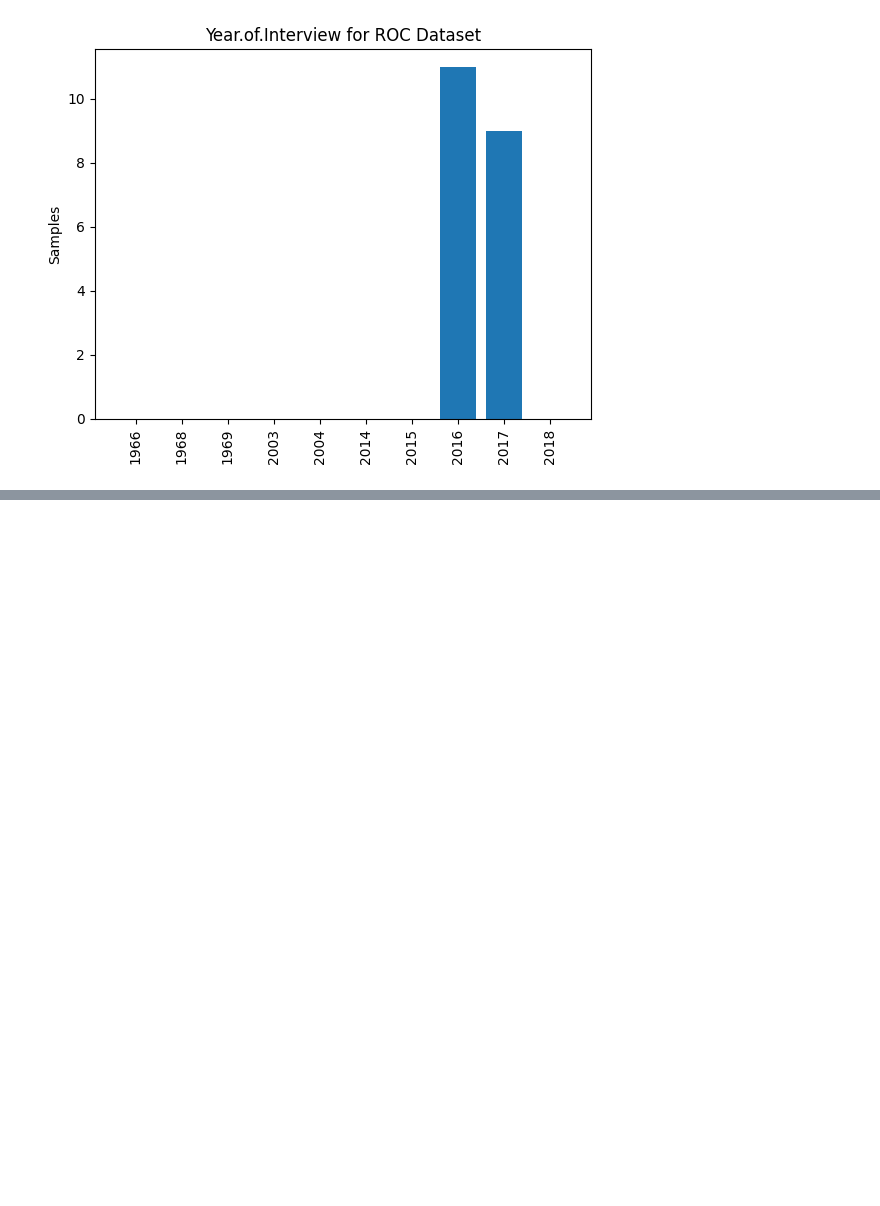
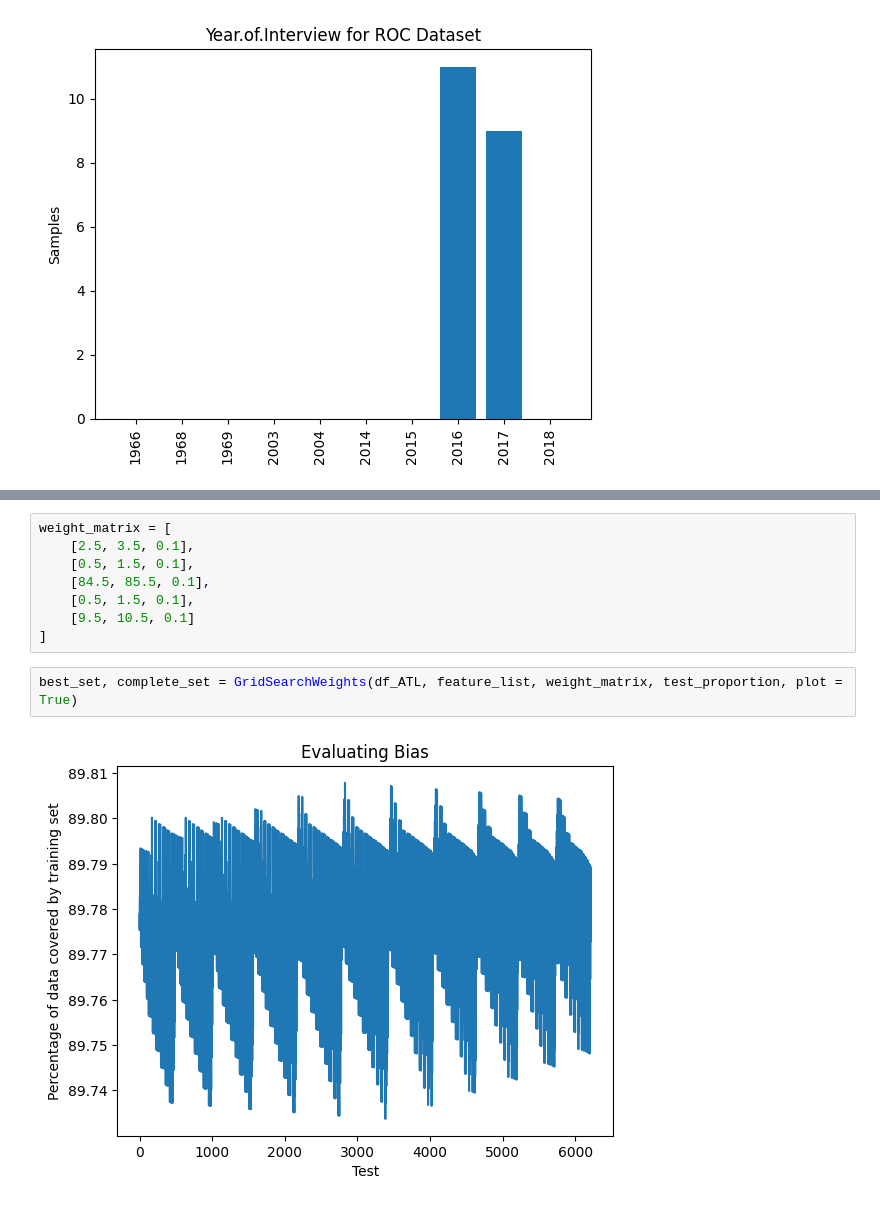
Before and after one commit to NACME-AIML-2024/final-project-dialect-dynamics, a Jupyter notebook: notebooks/aaveDemographic-eda.ipynb, the cells around one changed output, grey strips where cells are left out. Drawn from its saved outputs; the diff is of its cells as text; blank space fills up the shorter version.

```diff
--- a/notebooks/aaveDemographic-eda.ipynb
+++ b/notebooks/aaveDemographic-eda.ipynb
@@ -383,0 +450,12 @@ for idx in range(len(dataframes_list)):
+# %%
+weight_matrix = [
+    [2.5, 3.5, 0.1],
+    [0.5, 1.5, 0.1],
+    [84.5, 85.5, 0.1],
+    [0.5, 1.5, 0.1],
+    [9.5, 10.5, 0.1]
+]
+# %%
+best_set, complete_set = GridSearchWeights(df_ATL, feature_list, weight_matrix, test_proportion, plot = True)
+# %% [output]
+[figure, added]
```
Also changed, not shown: parts of 13 cells of this notebook, 1 other file.
